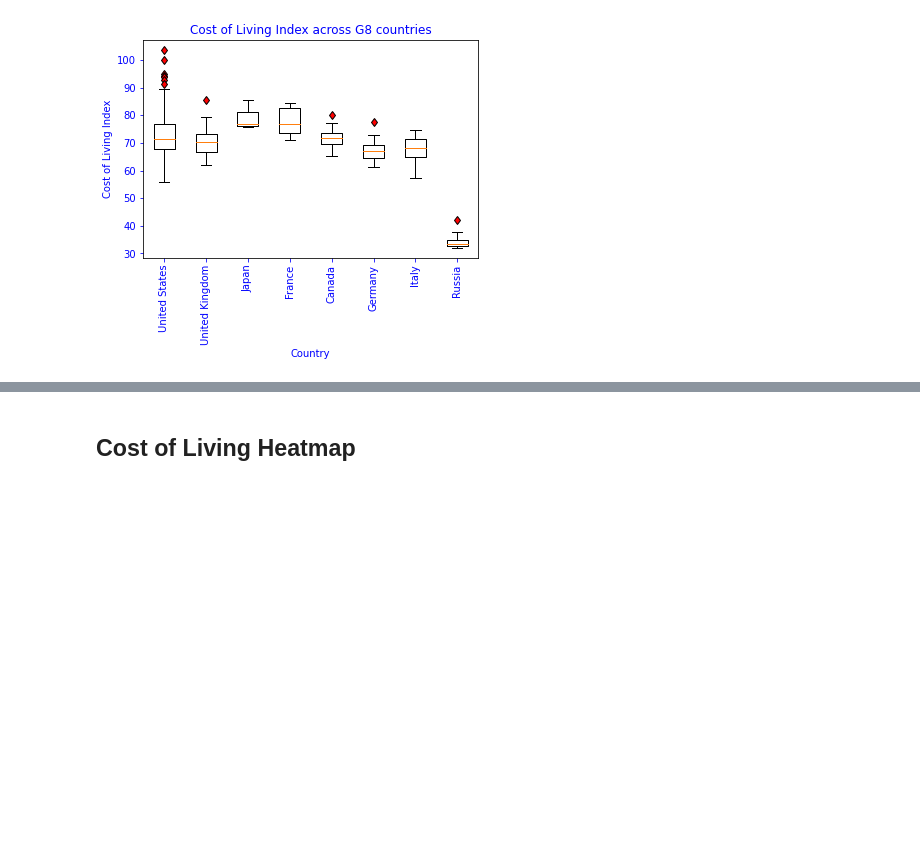
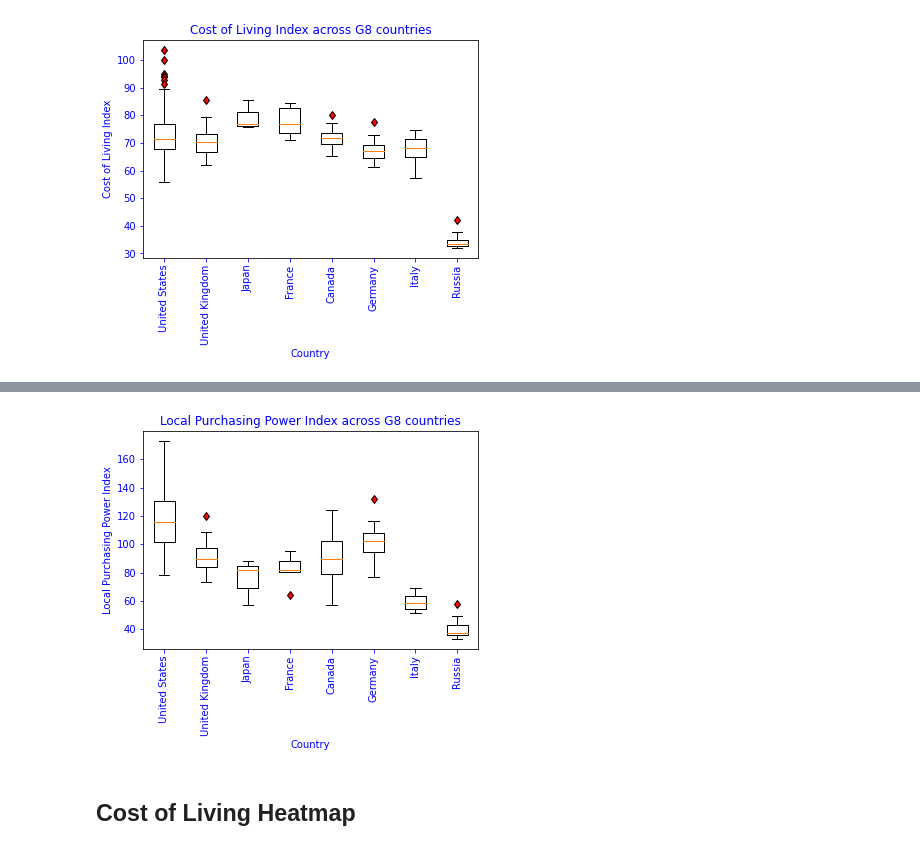
Before and after one commit to SNNandhini/Cost-of-Living-Analysis, a Jupyter notebook: Analysis.ipynb, the cells around one changed output, grey strips where cells are left out. Cells and saved outputs as stored; diff of their text form; code cells hidden in the pictures; blank space fills up the shorter version.

```diff
--- a/Analysis.ipynb
+++ b/Analysis.ipynb
@@ -499,3 +565,17 @@ plt.show()
+# %%
+# Generate a box plot of the Cost of Living Index of each city across G8 countries
+fig1, ax1 = plt.subplots()
+ax1.set_title("Local Purchasing Power Index across G8 countries",color="blue")
+ax1.set_ylabel("Local Purchasing Power Index",color="blue")
+ax1.set_xlabel("Country",color="blue")
+ax1.boxplot(local_purchasing_power, flierprops = {"markerfacecolor": "red", "marker": "d"})
+ax1.set_xticklabels(g8_countries_list,color="blue",rotation=90)
+#ax1.set_yticklabels.color("blue")
+plt.tick_params(color = "blue", labelcolor="blue")
+plt.savefig("Images/Box Plot/G8 Local Purchasing Power Index",dpi=250)
+plt.show()
+# %% [output]
+[figure, added]
 # %% [markdown]
 ## Cost of Living Heatmap
 # %%
```
Also changed, not shown: parts of 4 cells of this notebook, 2 other files.
